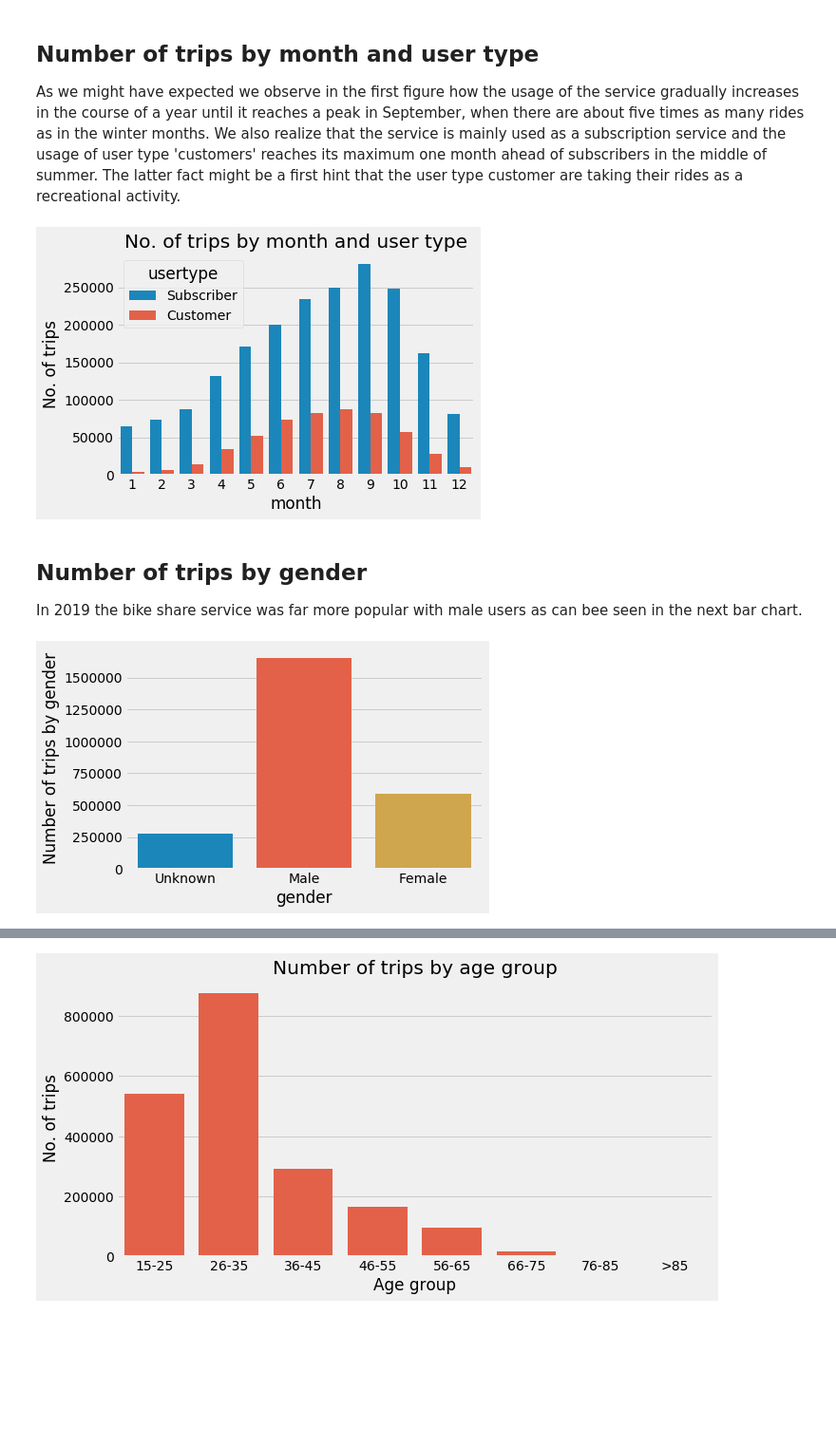
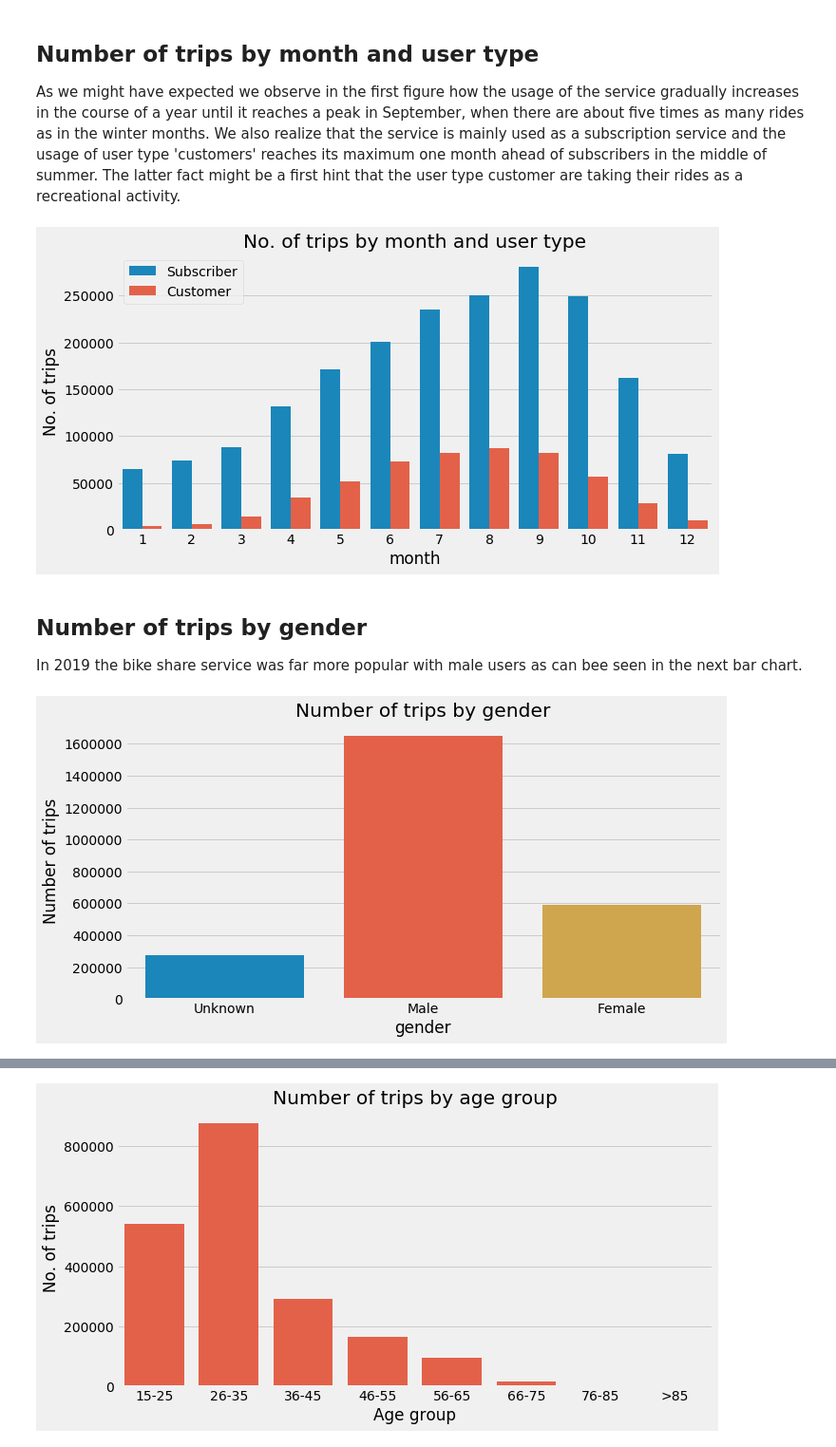
Before and after one commit to normannexo/Bluebikes-Boston-Data-Analysis, a Jupyter notebook: slide_deck_bluebikes.ipynb, the cells around one changed output, grey strips where cells are left out. Shown at 95% size. Drawn from its saved outputs; the diff is of its cells as text; code cells hidden in the pictures; blank space fills up the shorter version.

```diff
--- a/slide_deck_bluebikes.ipynb
+++ b/slide_deck_bluebikes.ipynb
@@ -75,19 +77,23 @@ Categories (8, object): [15-25, 26-35, 36-45, 46-55, 56-65, 66-75, 76-85, >85]
 ## Number of trips by month and user type
 As we might have expected we observe in the first figure how the usage of the service gradually increases in the course of a year until it reaches a peak in September, when there are about five times as many rides as in the winter months. We also realize that the service is mainly used as a subscription service and the usage of user type 'customers' reaches its maximum one month ahead of subscribers in the middle of summer. The latter fact might be a first hint that the user type customer are taking their rides as a recreational activity.
 # %%
+plt.figure(figsize=(10,5))
 ax =sns.countplot(data=df_clean, x='month', hue='usertype')
 ax.set_ylabel('No. of trips')
+ax.legend()
 _ = ax.set_title('No. of trips by month and user type')
 # %% [output]
-[figure, old version]
+[figure, new version]
 # %% [markdown]
 ## Number of trips by gender
 
 In 2019 the bike share service was far more popular with male users as can bee seen in the next bar chart.
 # %%
+plt.figure(figsize=(10,5))
 ax = sns.countplot(data=df_clean, x='gender')
-ax.set_ylabel('Number of trips by gender')
+ax.set_ylabel('Number of trips')
+ax.set_title('Number of trips by gender')
 _ = ax.set_xticklabels(['Unknown', 'Male', 'Female'])
 # %% [output]
-[figure, old version]
+[figure, new version]
 # %% [markdown]
```
Also changed, not shown: parts of 5 cells of this notebook, 3 other files.
